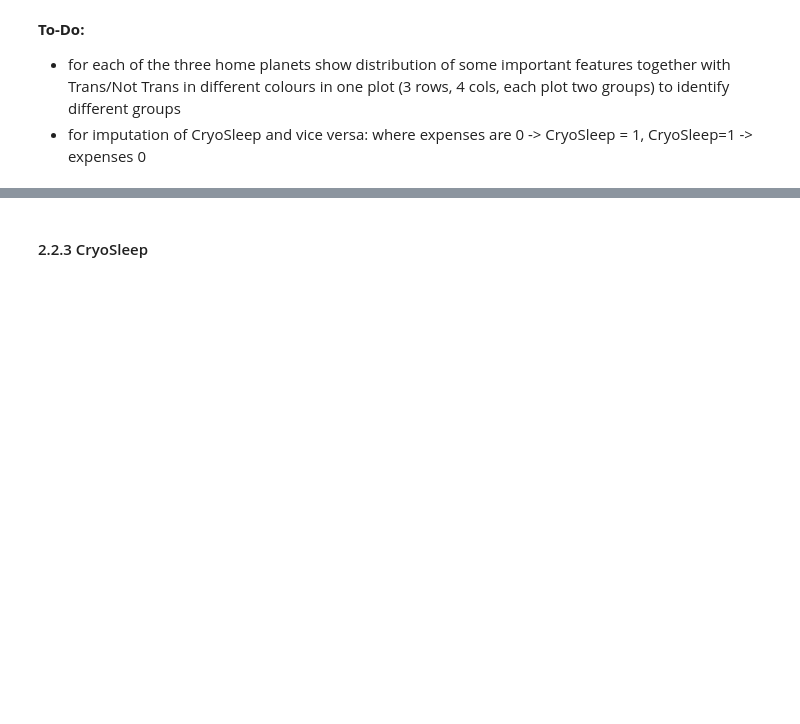
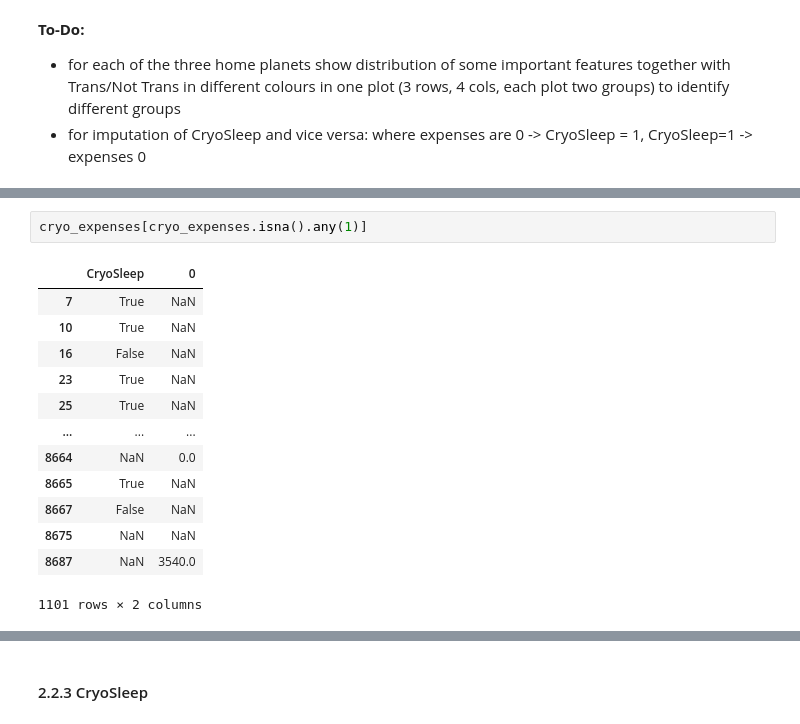
Before and after one commit to PatrickSVM/Spaceship-Titanic-Kaggle-Challenge, a Jupyter notebook: Spaceship_Titanic.ipynb, the cells around one changed output, grey strips where cells are left out. Cells and saved outputs as stored; diff of their text form; blank space fills up the shorter version.

```diff
--- a/Spaceship_Titanic.ipynb
+++ b/Spaceship_Titanic.ipynb
@@ -266,0 +288,16 @@ Mars        1730.0   0.0
+# %%
+cryo_expenses[cryo_expenses.isna().any(1)]
+# %% [output]
+|  | CryoSleep | 0 |
+| 7 | True | NaN |
+| 10 | True | NaN |
+| 16 | False | NaN |
+| 23 | True | NaN |
+| 25 | True | NaN |
+| ... | ... | ... |
+| 8664 | NaN | 0.0 |
+| 8665 | True | NaN |
+| 8667 | False | NaN |
+| 8675 | NaN | NaN |
+| 8687 | NaN | 3540.0 |
+1101 rows × 2 columns
```
Also changed, not shown: parts of 4 cells of this notebook.
